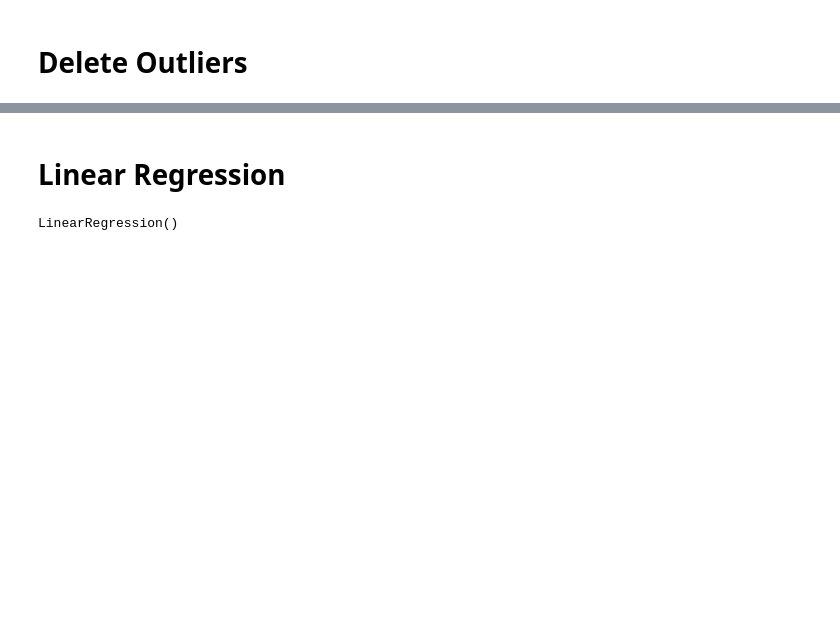
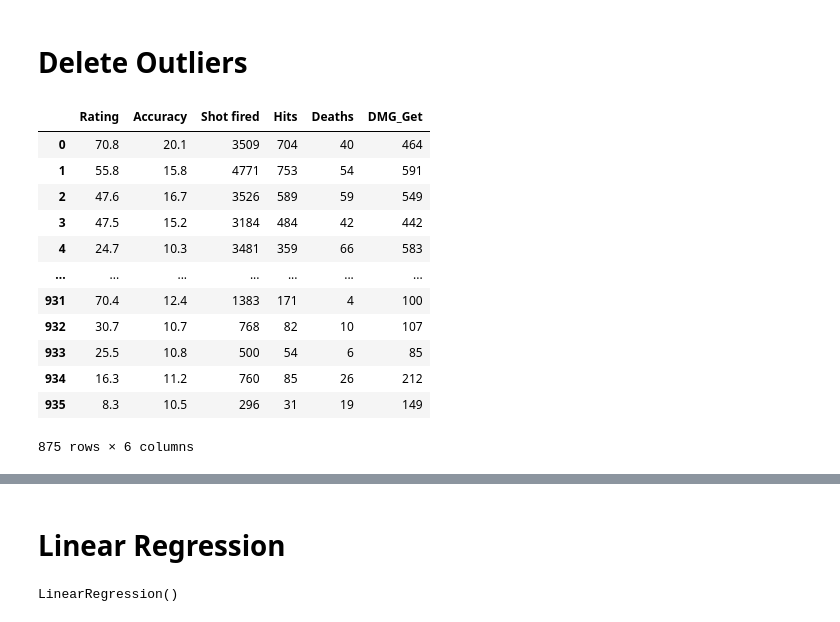
Before and after one commit to KacperChmura1/LaserTag-Project, a Jupyter notebook: Machine_Learning.ipynb, the cells around one changed output, grey strips where cells are left out. Drawn from its saved outputs; the diff is of its cells as text; code cells hidden in the pictures; blank space fills up the shorter version.

```diff
--- a/Machine_Learning.ipynb
+++ b/Machine_Learning.ipynb
@@ -60,0 +70,16 @@ X_train, X_test, y_train, y_test = train_test_split(X, y, test_size=0.2, random_
+# %%
+df
+# %% [output]
+|  | Rating | Accuracy | Shot fired | Hits | Deaths | DMG_Get |
+| 0 | 70.8 | 20.1 | 3509 | 704 | 40 | 464 |
+| 1 | 55.8 | 15.8 | 4771 | 753 | 54 | 591 |
+| 2 | 47.6 | 16.7 | 3526 | 589 | 59 | 549 |
+| 3 | 47.5 | 15.2 | 3184 | 484 | 42 | 442 |
+| 4 | 24.7 | 10.3 | 3481 | 359 | 66 | 583 |
+| ... | ... | ... | ... | ... | ... | ... |
+| 931 | 70.4 | 12.4 | 1383 | 171 | 4 | 100 |
+| 932 | 30.7 | 10.7 | 768 | 82 | 10 | 107 |
+| 933 | 25.5 | 10.8 | 500 | 54 | 6 | 85 |
+| 934 | 16.3 | 11.2 | 760 | 85 | 26 | 212 |
+| 935 | 8.3 | 10.5 | 296 | 31 | 19 | 149 |
+875 rows × 6 columns
```
Also changed, not shown: parts of 22 cells of this notebook, 4 other files.
